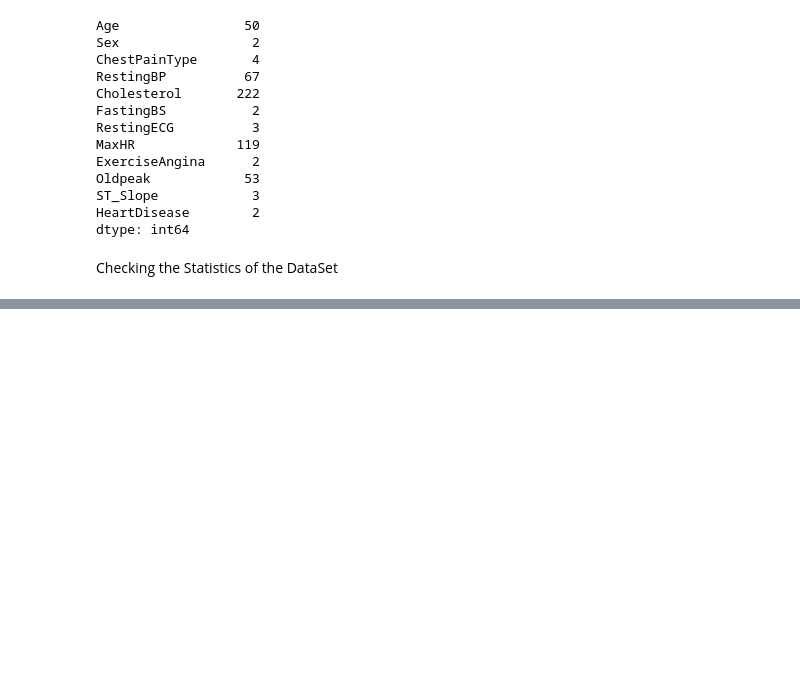
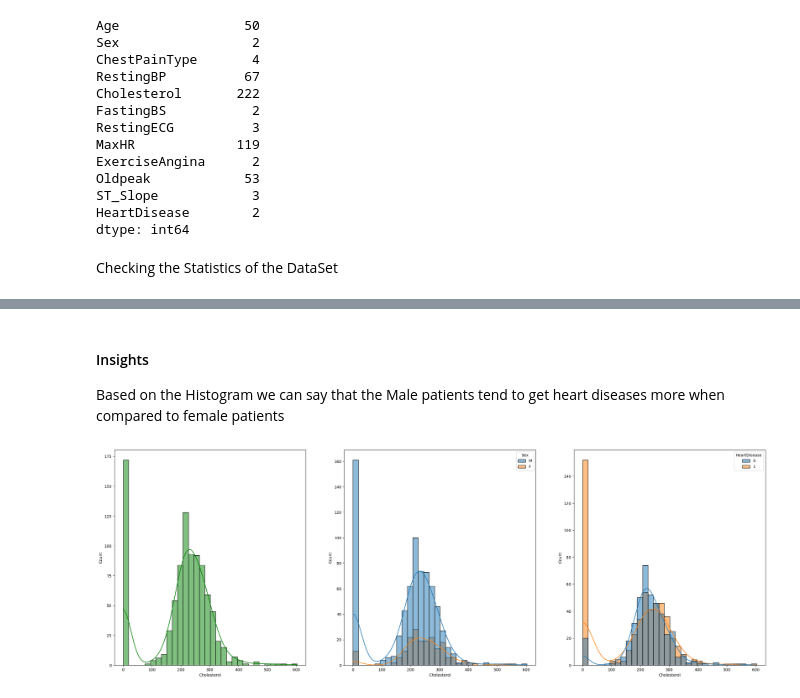
Before and after one commit to PANDURANGAREDDY-19/MiniProject, a Jupyter notebook: notebook/EDA.ipynb, the cells around one changed output, grey strips where cells are left out. Saved outputs shown, nothing was run; the diff lists cells and outputs as text; code cells hidden in the pictures; blank space fills up the shorter version.

```diff
--- a/notebook/EDA.ipynb
+++ b/notebook/EDA.ipynb
@@ -185,0 +219,14 @@ plt.tight_layout()
+# %% [markdown]
+#### Insights
+Based on the Histogram we can say that the Male patients tend to get heart diseases more when compared to female patients
+# %%
+fig, axs = plt.subplots(1, 3, figsize = (30,10))
+plt.subplot(131)
+sns.histplot(data=df,x = 'Cholesterol',kde=True,color='g')
+plt.subplot(132)
+sns.histplot(data=df,x='Cholesterol',hue='Sex',kde=True)
+plt.subplot(133)
+sns.histplot(data=df,x='Cholesterol',hue='HeartDisease',kde=True)
+plt.show()
+# %% [output]
+[figure, added]
```
Also changed, not shown: parts of 36 cells of this notebook, 5 other files.
